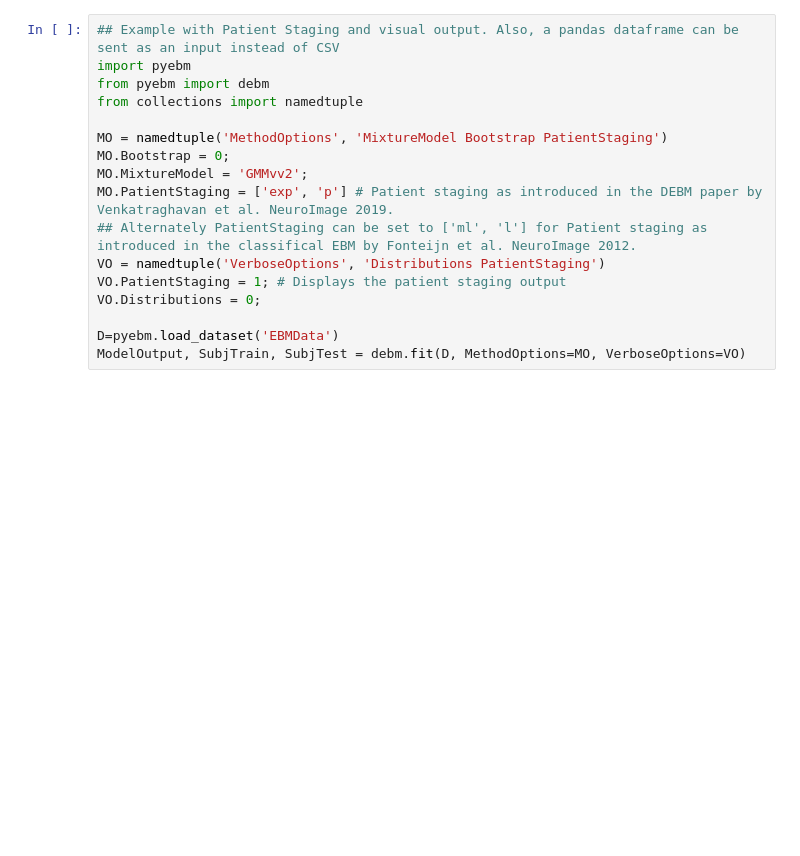
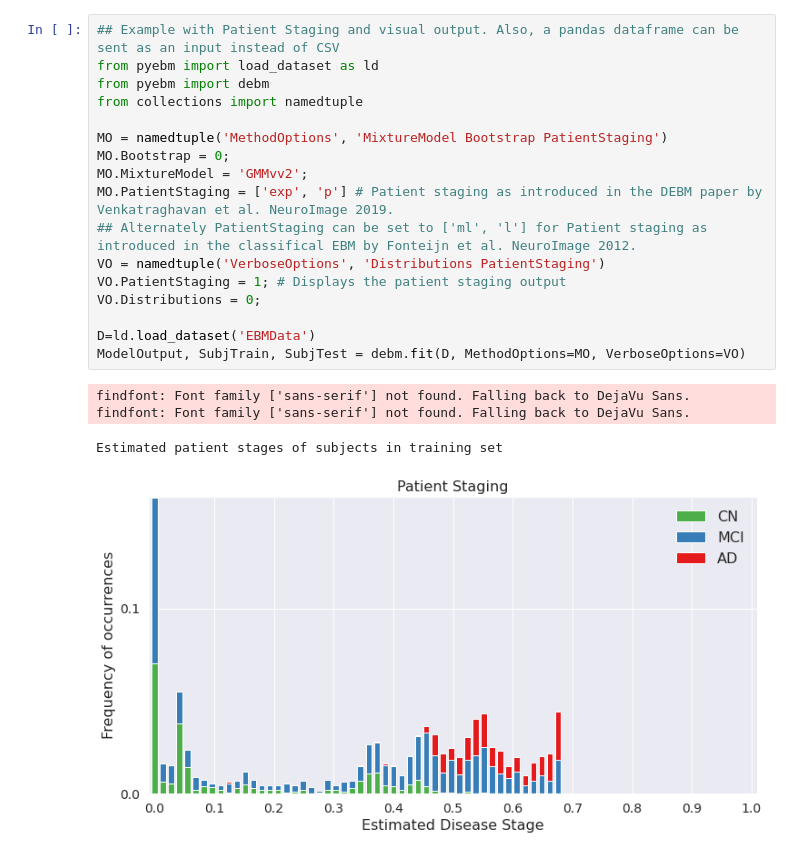
Before and after one commit to 88vikram/pyebm, a Jupyter notebook: notebooks/examples_debm.ipynb, the cells around one changed output. Cells and saved outputs as stored; diff of their text form; blank space fills up the shorter version.

```diff
--- a/notebooks/examples_debm.ipynb
+++ b/notebooks/examples_debm.ipynb
@@ -41,20 +49,25 @@ ModelOutput, SubjTrain, SubjTest = debm.fit(D, MethodOptions=MO, VerboseOptions=
 # %%
 ## Example with Patient Staging and visual output. Also, a pandas dataframe can be sent as an input instead of CSV
-import pyebm
+from pyebm import load_dataset as ld
 from pyebm import debm
 from collections import namedtuple
 
 MO = namedtuple('MethodOptions', 'MixtureModel Bootstrap PatientStaging')
 MO.Bootstrap = 0;
 MO.MixtureModel = 'GMMvv2';
 MO.PatientStaging = ['exp', 'p'] # Patient staging as introduced in the DEBM paper by Venkatraghavan et al. NeuroImage 2019.
 ## Alternately PatientStaging can be set to ['ml', 'l'] for Patient staging as introduced in the classifical EBM by Fonteijn et al. NeuroImage 2012.
 VO = namedtuple('VerboseOptions', 'Distributions PatientStaging')
 VO.PatientStaging = 1; # Displays the patient staging output
 VO.Distributions = 0;
 
-D=pyebm.load_dataset('EBMData')
+D=ld.load_dataset('EBMData')
 ModelOutput, SubjTrain, SubjTest = debm.fit(D, MethodOptions=MO, VerboseOptions=VO)
+# %% [output]
+findfont: Font family ['sans-serif'] not found. Falling back to DejaVu Sans.
+findfont: Font family ['sans-serif'] not found. Falling back to DejaVu Sans.
+Estimated patient stages of subjects in training set
+[figure, added]
 # %%
 ## Comparing AUCs of Patient Staging using Cross-Validation with Training and Testset
 ## Comparison will be done between DEBM / EBM
```
Also changed, not shown: parts of 4 cells of this notebook, 3 other files.
